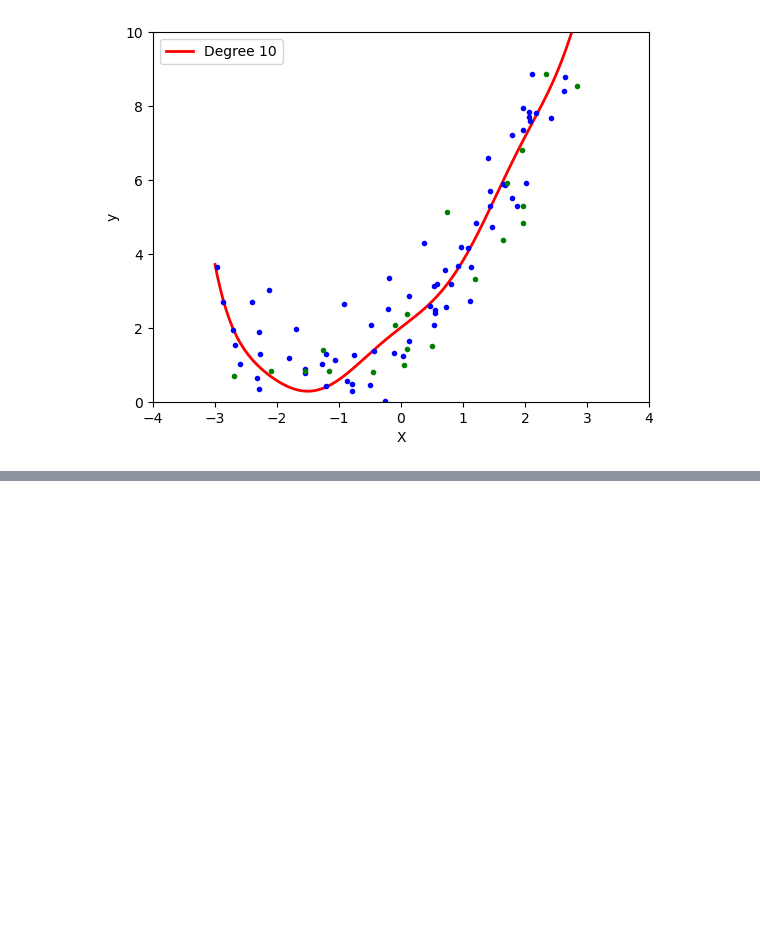
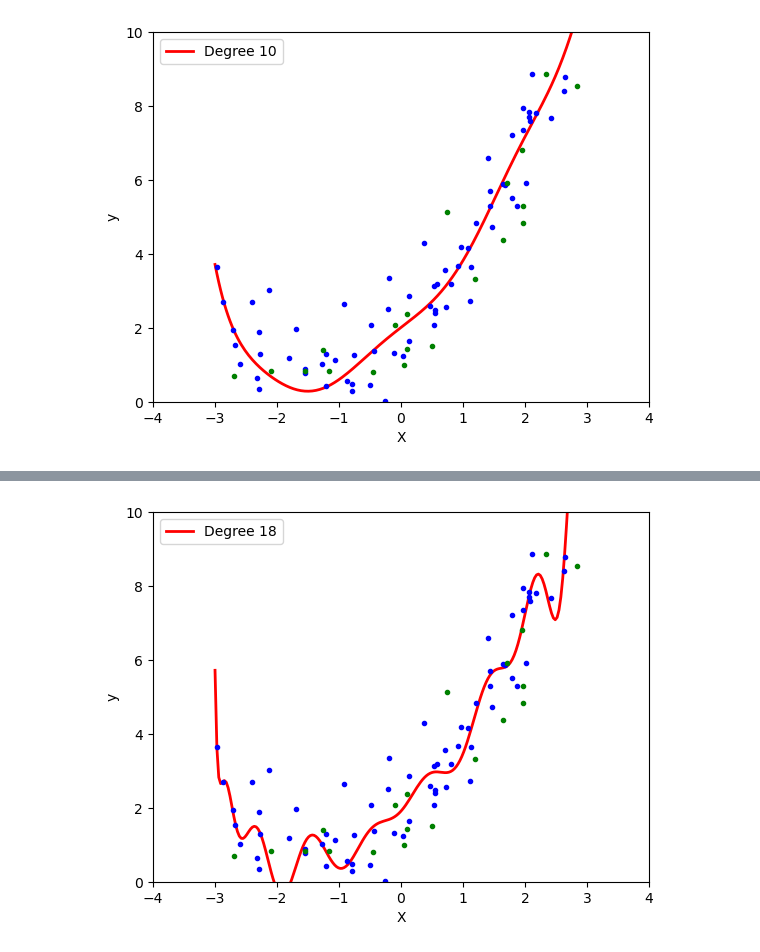
Before and after one commit to rahul-coo/Polynomial_reg_model, a Jupyter notebook: Polynomial_Reg_Model.ipynb, the cells around one changed output, grey strips where cells are left out. Saved outputs shown, nothing was run; the diff lists cells and outputs as text; code cells hidden in the pictures; blank space fills up the shorter version.

```diff
--- a/Polynomial_Reg_Model.ipynb
+++ b/Polynomial_Reg_Model.ipynb
@@ -242,0 +247,4 @@ poly_regression(10)
+# %%
+poly_regression(18)
+# %% [output]
+[figure, added]
```
Also changed, not shown: parts of 1 cell of this notebook.
